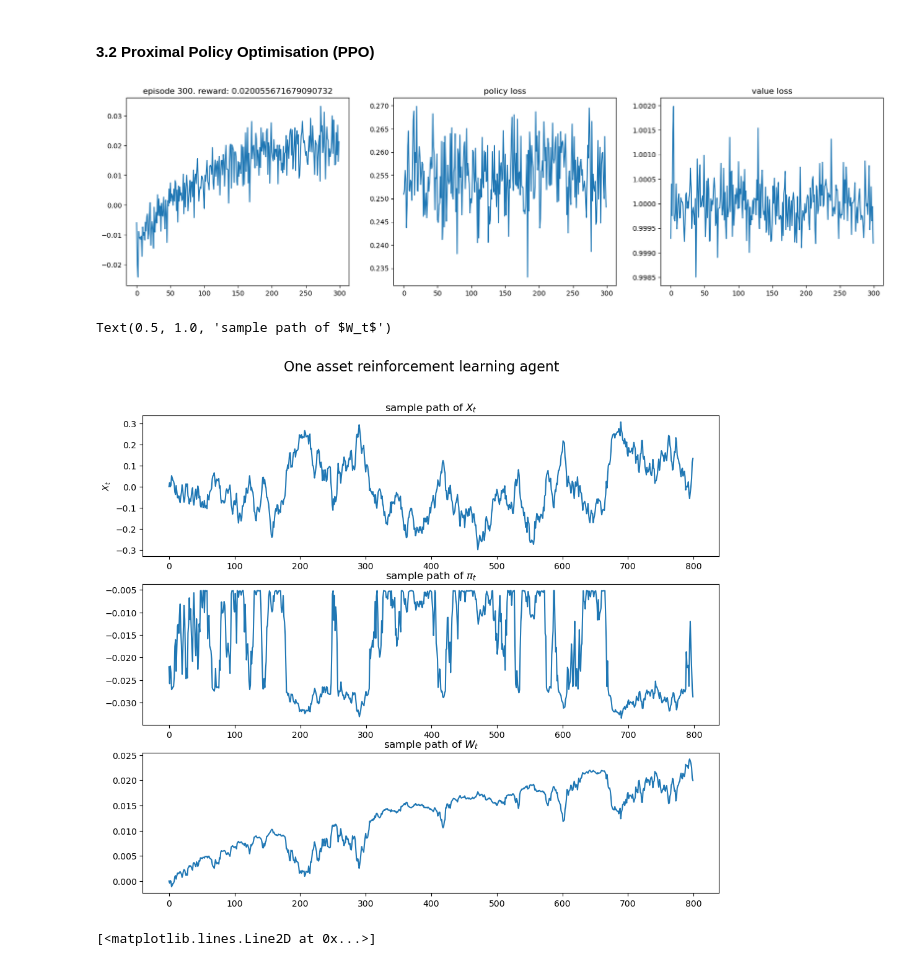
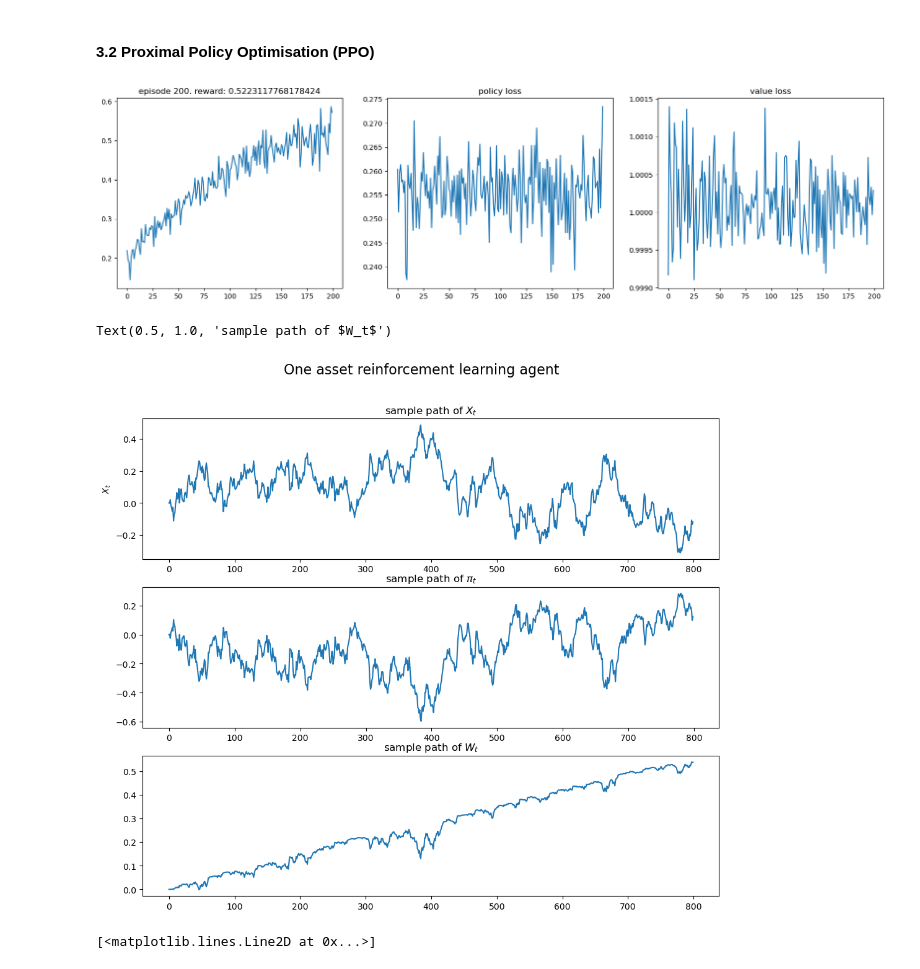
Before and after one commit to quintengeerts2000/MasterThesis-DRL_applications_to_stat_arb, a Jupyter notebook: monte_carlo_simulators/OU_stoch_control.ipynb, the cells around one changed output. Saved outputs shown, nothing was run; the diff lists cells and outputs as text; code cells hidden in the pictures.

```diff
--- a/monte_carlo_simulators/OU_stoch_control.ipynb
+++ b/monte_carlo_simulators/OU_stoch_control.ipynb
@@ -428,7 +428,7 @@ def init_weights(m):
     """ Initializes the ANNs weights with a relevant distribution. """
     if type(m) == nn.Linear:
         torch.nn.init.xavier_normal_(m.weight)
-        m.bias.data.fill_(0)
+        #m.bias.data.fill_(0)
 # %% [markdown]
 #### 3.1 Actor-Critic reinforcement learning
 # %% [markdown]
@@ -484,15 +484,15 @@ for episode in range(1, MAX_EPISODES+1):
 # %% [markdown]
 #### 3.2 Proximal Policy Optimisation (PPO)
 # %%
-MAX_EPISODES = 300
+MAX_EPISODES = 200
 LEARNING_RATE = 0.0001
 DISCOUNT_FACTOR = 0
 N_TRIALS = 25
-PPO_STEPS = 5
+PPO_STEPS = 10
 PPO_CLIP = 0.2
 
-INPUT_DIM  = N#2 * N + 1# first N input values is X_t and the next is pi_t
-HIDDEN_DIM = 5
+INPUT_DIM  = N #2 * N + 1# first N input values is X_t and the next is pi_t
+HIDDEN_DIM = 10#2*N+1
 OUTPUT_DIM_ACTOR = N
 OUTPUT_DIM_CRITIC = 1
 
@@ -506,34 +506,34 @@ r = 0
 train_env = TradingEnvironment(process,T,r,p)
 train_env.eval()
 eval_env = TradingEnvironment(process,T,r,p)
 eval_env.eval()
 
 # init agent
 actor = PolicyModel(INPUT_DIM, HIDDEN_DIM, OUTPUT_DIM_ACTOR,dropout=0)
 critic = ValueModel(INPUT_DIM, HIDDEN_DIM, OUTPUT_DIM_CRITIC, dropout=0)
 agent = ActorCritic(actor, critic)
 agent.apply(init_weights)
 optimizer = optim.Adam(agent.parameters(), lr = LEARNING_RATE)
 scheduler = optim.lr_scheduler.ExponentialLR(optimizer, gamma=0.99)
 
 for episode in range(1, MAX_EPISODES+1):
 
     policy_loss, value_loss, train_reward = train_ppo(train_env, agent, optimizer,scheduler, DISCOUNT_FACTOR, PPO_STEPS, PPO_CLIP)
 
     test_reward = evaluate(eval_env, agent)
 
     train_rewards.append(train_reward)
     test_rewards.append(test_reward)
     policy_losses.append(policy_loss)
     value_losses.append(value_loss)
 
 
     mean_train_rewards = np.mean(train_rewards[-N_TRIALS:])
     mean_test_rewards = np.mean(test_rewards[-N_TRIALS:])
 
     plot(episode, test_rewards, policy_losses, value_losses)
 # %% [output]
-[figure, old version]
+[figure, new version]
 # %%
 state = train_env.reset()
 done = False
@@ -560,7 +560,7 @@ ax[2].plot(train_env.W)
 ax[2].set_title(r'sample path of $W_t$')
 # %% [output]
 Text(0.5, 1.0, 'sample path of $W_t$')
-[figure, old version]
+[figure, new version]
 # %%
 plt.plot(np.linspace(-1,1),agent(torch.FloatTensor(np.linspace(-1,1)).unsqueeze(-1))[0].detach().numpy())
 # %% [output]
```
Also changed, not shown: parts of 2 cells of this notebook, 2 other files.
